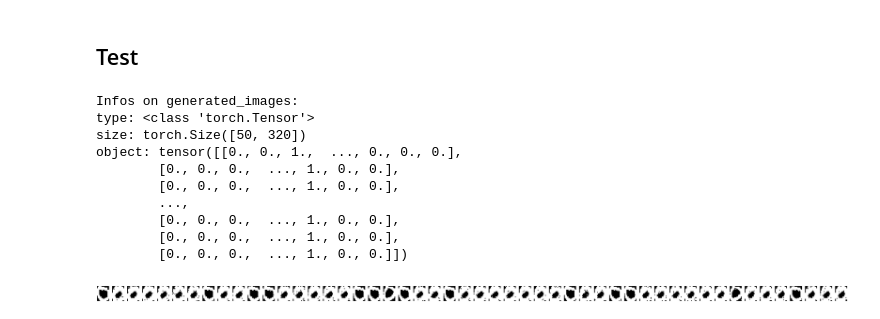
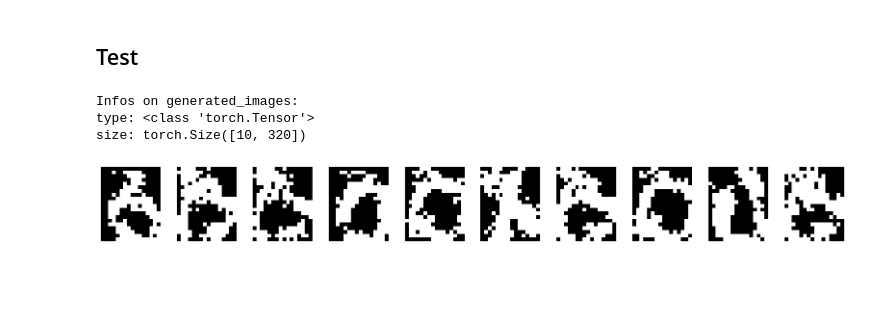
Before and after one commit to taognt/RBM, a Jupyter notebook: exploration.ipynb, the cells around one changed output. Saved outputs shown, nothing was run; the diff lists cells and outputs as text; code cells hidden in the pictures; blank space fills up the shorter version.

Commit message:
refactor(exploration): added dataset and full RBM pipeline

```diff
--- a/exploration.ipynb
+++ b/exploration.ipynb
@@ -24,6 +24,7 @@ for dirname, _, filenames in os.walk(data_folder):
 ./data/binaryalphadigs.mat
 # %%
 data_binaryalphadigits = os.path.join(data_folder, 'binaryalphadigs.mat')
+data = scipy.io.loadmat(data_binaryalphadigits)
 # %%
 def load_data(data_folder=data_folder, file='binaryalphadigs.mat'):
     data_file = os.path.join(data_folder, file)
@@ -226,7 +265,7 @@ class RBM(nn.Module):
 # %%
 rbm = RBM(p=image_tensor.size(1), q=64)
 # %%
-def train_rbm_on_dataset(rbm, data_folder, dataset='binaryalphadigs.mat', nb_epoch=1000, batch_size=10, eps=1e-2, p=256, q=64):
+def train_rbm_on_dataset(rbm, data_folder, dataset='binaryalphadigs.mat', nb_epoch=1000, batch_size=10, eps=1e-2, p=256, q=128):
     """
     Function to train the RBM model on the given dataset of binary images.
 
@@ -240,7 +279,7 @@ def train_rbm_on_dataset(rbm, data_folder, dataset='binaryalphadigs.mat', nb_epo
     """
 
     # Load the dataset
-    image_tensor, images, height, width = load_data()
+    image_tensor, images, height, width = load_data(data_folder, dataset)
 
     # Normalize the data (if necessary)
     # Assuming the data is binary, no need to scale between 0 and 1 but if it isn't, you can scale it:
@@ -322,15 +320,8 @@ def generer_image_RBM(rbm, num_iterations, num_images):
 # %%
 # Assume rbm is a trained RBM object
-generated_images = generer_image_RBM(rbm, num_iterations=100000, num_images=5)
+generated_images = rbm.generer_image_RBM(num_iterations=100000, num_images=10)
 # %% [output]
 Infos on generated_images:
 type: <class 'torch.Tensor'>
-size: torch.Size([50, 320])
-object: tensor([[0., 0., 1.,  ..., 0., 0., 0.],
-        [0., 0., 0.,  ..., 1., 0., 0.],
-        [0., 0., 0.,  ..., 1., 0., 0.],
-        ...,
-        [0., 0., 0.,  ..., 1., 0., 0.],
-        [0., 0., 0.,  ..., 1., 0., 0.],
-        [0., 0., 0.,  ..., 1., 0., 0.]])
+size: torch.Size([10, 320])
-[figure, old version]
+[figure, new version]
```
Also changed, not shown: parts of 3 cells of this notebook.
